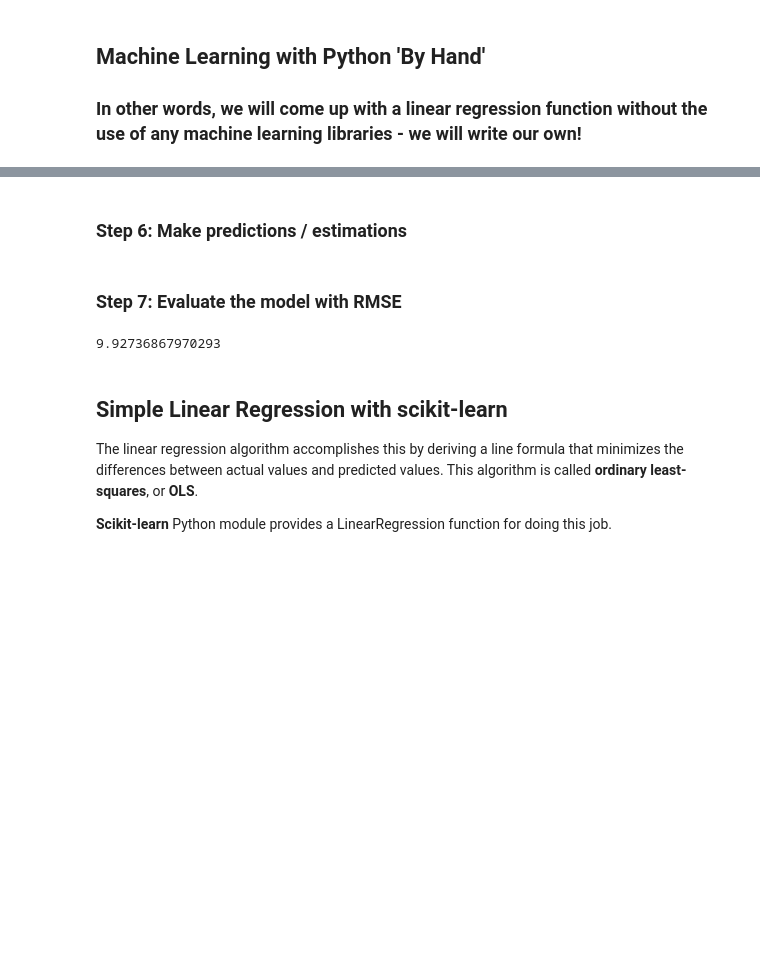
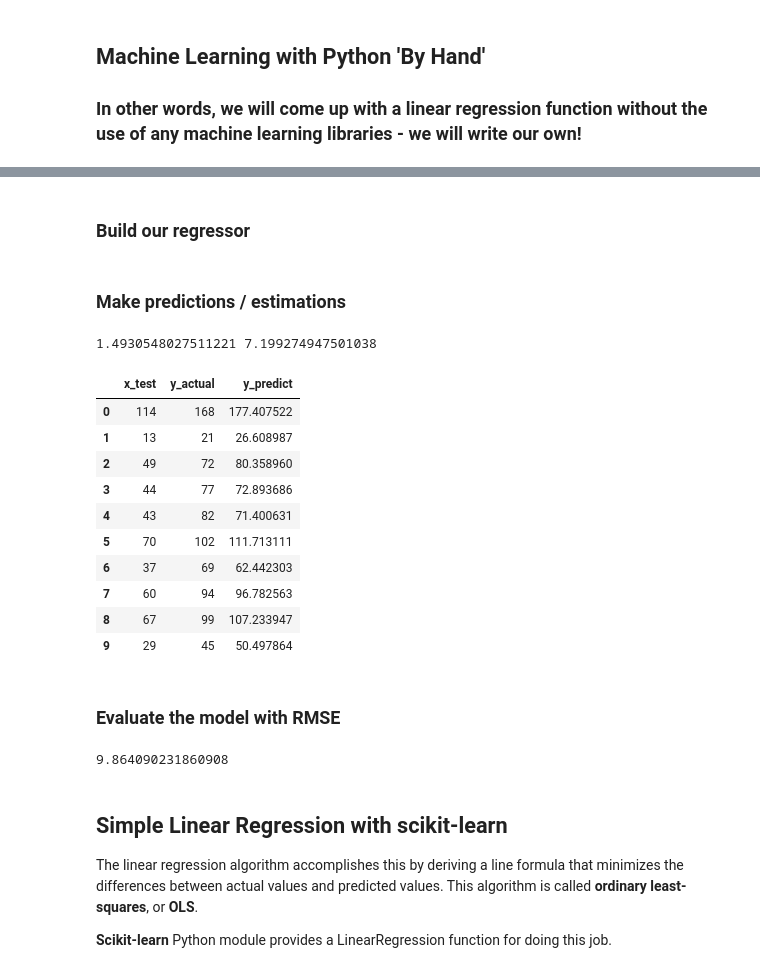
Before and after one commit to dbabichenko/python_for_data_and_analytics, a Jupyter notebook: Linear Regression/SimpleLinearRegression.ipynb, the cells around one changed output, grey strips where cells are left out. Drawn from its saved outputs; the diff is of its cells as text; code cells hidden in the pictures; blank space fills up the shorter version.

```diff
--- a/Linear Regression/SimpleLinearRegression.ipynb
+++ b/Linear Regression/SimpleLinearRegression.ipynb
@@ -212,4 +132,0 @@ def coefficients(x, y):
-# %%
-# Let's test coefficients calculations
-a, b = coefficients(x, y)
-print(f"Coefficients: a={a:.3f}, b={b:.3f}")
@@ -246 +164,20 @@ def test_train_split(x, y, test_sample_size=0.2):
 x_train, y_train, x_test, y_test = test_train_split(x, y)
+# %% [markdown]
+### Build our regressor
+# %%
+def multiply(a: float, b: float) -> float:
+   return a*b
+
+def simple_linear_regression(X: list, y: list) -> tuple[float, float]:
+   #CHECK IF X and y ARE COMPATIBLE (Length, Type)
+#    input_check(X, y)
+
+   n = len(X)
+   sum_X, sum_y = sum(X), sum(y)
+   sum_X2 = sum([x**2 for x in X])
+   sum_Xy = sum(list(map(multiply, X, y)))
+
+   coef_ = (n * sum_Xy - sum_X * sum_y) / (n * sum_X2 - sum_X * sum_X)
+   intercept_ = (sum_y - coef_ * sum_X) / n
+
+   return (coef_, intercept_)
@@ -247,5 +199,5 @@ x_train, y_train, x_test, y_test = test_train_split(x, y)
 # %% [markdown]
-### Step 6: Make predictions / estimations
+### Make predictions / estimations
 # %%
 def predict_with_simple_linear_regression(a_coeff, b_coeff, x_test):
     predictions = list()
@@ -253,17 +205,35 @@ def predict_with_simple_linear_regression(a_coeff, b_coeff, x_test):
     # Test our model by generating predictions
     for val in x_test:
         # print(row)
-        yhat = a + b * val
+        yhat = a_coeff + b_coeff * val
         predictions.append(yhat)
     return predictions
 # %%
 # Train our model - calculate coefficients based
 # on the training dataset
-a, b = coefficients(x_train, y_train)
+slope, intercept = simple_linear_regression(x_train, y_train)
 
-pred = predict_with_simple_linear_regression(a, b, x_test)
+print(slope, intercept)
+
+pred = predict_with_simple_linear_regression(intercept, slope, x_test)
+
+df_result = pd.DataFrame({'x_test': x_test, 'y_actual': y_test, 'y_predict': pred})
+df_result.head(10)
+# %% [output]
+1.4930548027511221 7.199274947501038
+|  | x_test | y_actual | y_predict |
+| 0 | 114 | 168 | 177.407522 |
+| 1 | 13 | 21 | 26.608987 |
+| 2 | 49 | 72 | 80.358960 |
+| 3 | 44 | 77 | 72.893686 |
+| 4 | 43 | 82 | 71.400631 |
+| 5 | 70 | 102 | 111.713111 |
+| 6 | 37 | 69 | 62.442303 |
+| 7 | 60 | 94 | 96.782563 |
+| 8 | 67 | 99 | 107.233947 |
+| 9 | 29 | 45 | 50.497864 |
 # %% [markdown]
-### Step 7: Evaluate the model with RMSE
+### Evaluate the model with RMSE
 # %%
 # Calculate root mean squared error
 def rmse_metric(actual, predicted):
@@ -277,7 +247,7 @@ def rmse_metric(actual, predicted):
 rmse = rmse_metric(y_test, pred)
 print(rmse)
 # %% [output]
-9.92736867970293
+9.864090231860908
 # %% [markdown]
 ## Simple Linear Regression with scikit-learn
 
```
Also changed, not shown: parts of 19 cells of this notebook.
